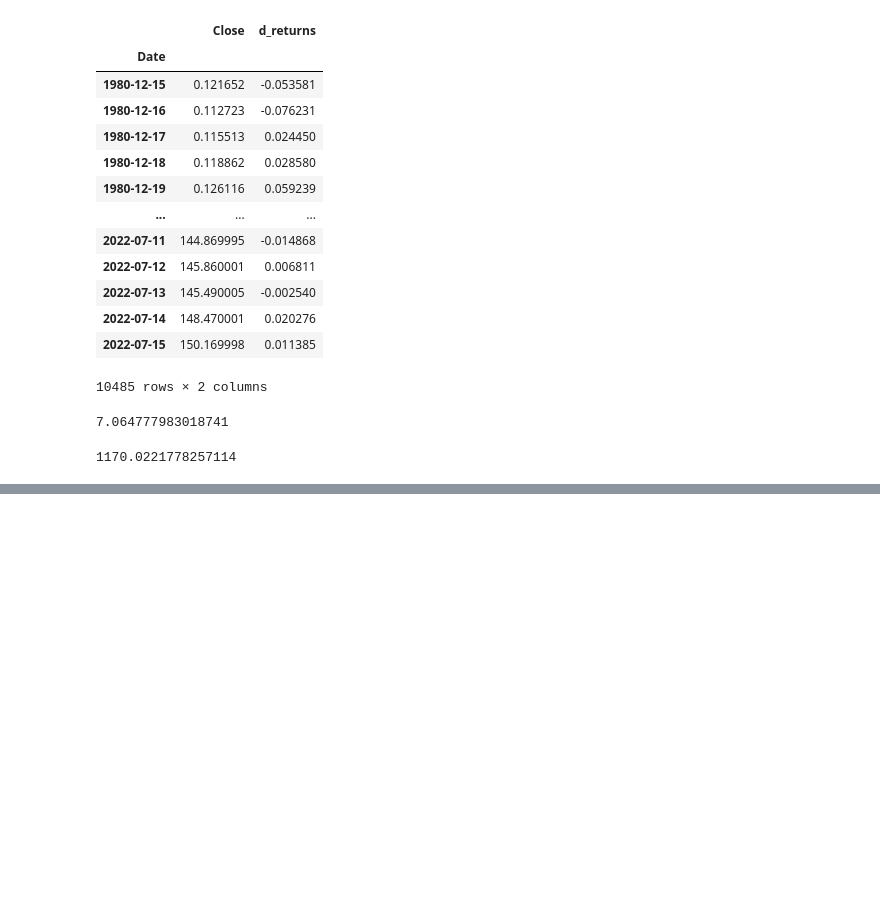
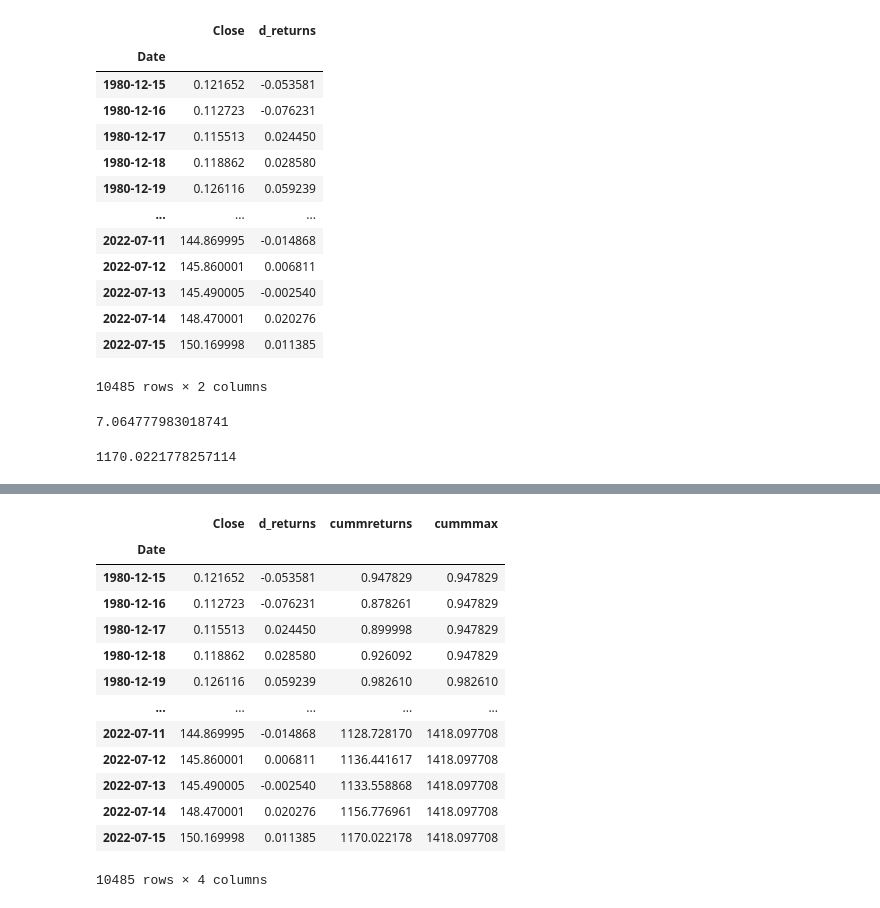
Before and after one commit to Janadhi14/Algo-trading, a Jupyter notebook: Introduction.ipynb, the cells around one changed output, grey strips where cells are left out. Saved outputs shown, nothing was run; the diff lists cells and outputs as text; code cells hidden in the pictures; blank space fills up the shorter version.

```diff
--- a/Introduction.ipynb
+++ b/Introduction.ipynb
@@ -1254,0 +1268,19 @@ aaple
+# %%
+#how to calculate drawdown
+apple["cummmax"]=apple.cummreturns.cummax()
+apple
+# %% [output]
+|  | Close | d_returns | cummreturns | cummmax |
+| Date |  |  |  |  |
+| 1980-12-15 | 0.121652 | -0.053581 | 0.947829 | 0.947829 |
+| 1980-12-16 | 0.112723 | -0.076231 | 0.878261 | 0.947829 |
+| 1980-12-17 | 0.115513 | 0.024450 | 0.899998 | 0.947829 |
+| 1980-12-18 | 0.118862 | 0.028580 | 0.926092 | 0.947829 |
+| 1980-12-19 | 0.126116 | 0.059239 | 0.982610 | 0.982610 |
+| ... | ... | ... | ... | ... |
+| 2022-07-11 | 144.869995 | -0.014868 | 1128.728170 | 1418.097708 |
+| 2022-07-12 | 145.860001 | 0.006811 | 1136.441617 | 1418.097708 |
+| 2022-07-13 | 145.490005 | -0.002540 | 1133.558868 | 1418.097708 |
+| 2022-07-14 | 148.470001 | 0.020276 | 1156.776961 | 1418.097708 |
+| 2022-07-15 | 150.169998 | 0.011385 | 1170.022178 | 1418.097708 |
+10485 rows × 4 columns
```
Also changed, not shown: parts of 14 cells of this notebook.
